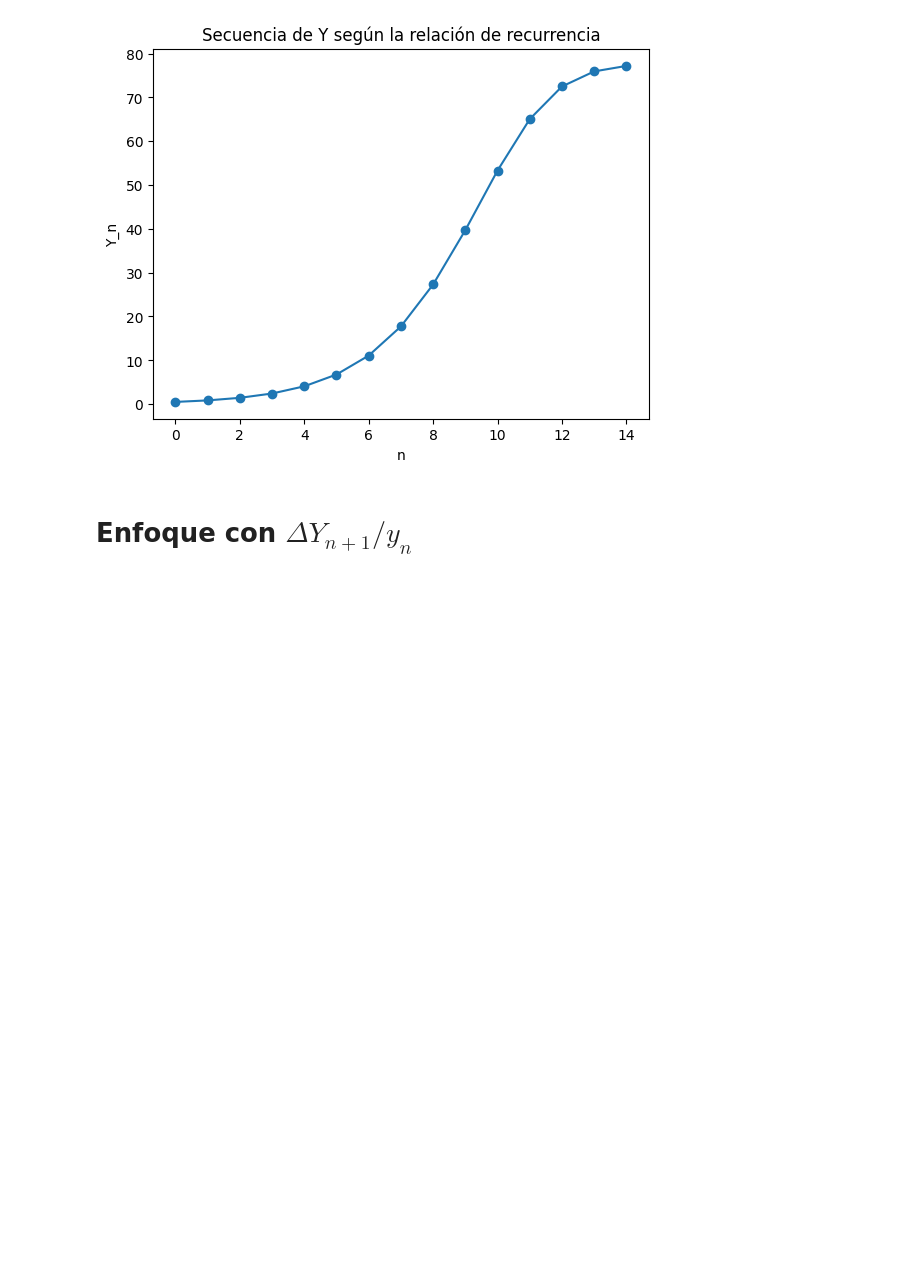
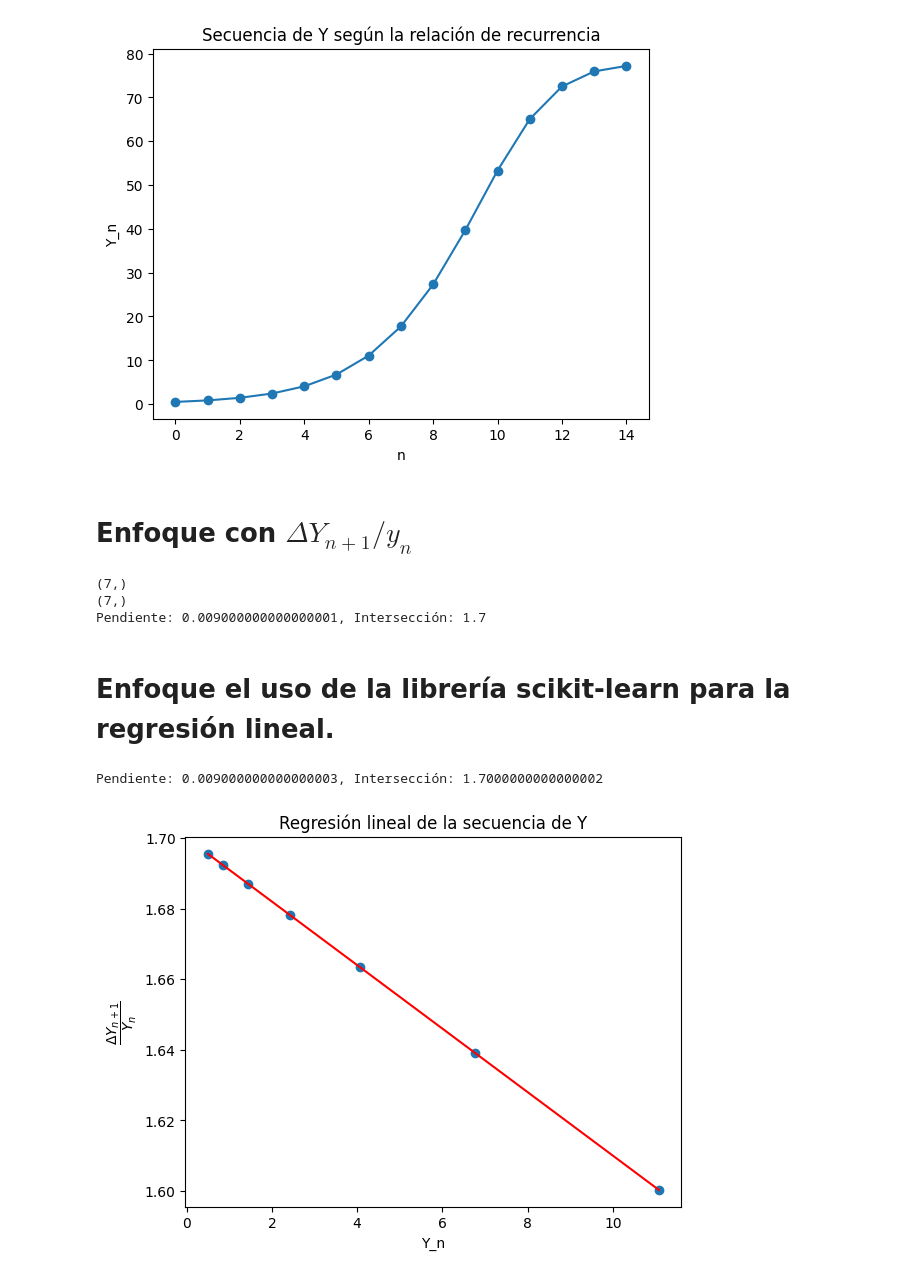
Before and after one commit to JsebastianUVPRQ/classical_trajectory, a Jupyter notebook: Intro_modeling_math/Codigo5_Mod_Logistico/Notebook_clase_19_sep_2024.ipynb, the cells around one changed output. Drawn from its saved outputs; the diff is of its cells as text; code cells hidden in the pictures; blank space fills up the shorter version.

```diff
--- a/Intro_modeling_math/Codigo5_Mod_Logistico/Notebook_clase_19_sep_2024.ipynb
+++ b/Intro_modeling_math/Codigo5_Mod_Logistico/Notebook_clase_19_sep_2024.ipynb
@@ -35,7 +35,51 @@ from scipy import stats
 
 # Crear las variables independientes y dependientes
 # es decir, (Y_n, Delta Y_{n+1}/Y_n )
+
+# Calcular la variable dependiente
+Y_ratio = Y_values[1:] / Y_values[:-1]
+# corregir para que ambas dimensiones sean iguales
 Y_values = Y_values[:-1]
-Y_next = Y_values[1:]
-# Calcular la variable dependiente
-Y_ratio = Y_next / Y_values[:-1]
+Y_ratio = Y_ratio[:]
+
+
+# verificar la dimension de los arreglos
+print(Y_values.shape)
+print(Y_ratio.shape)
+
+
+# Usar stats para calcular la pendiente y la intersección
+
+slope, intercept = stats.linregress(Y_values, Y_ratio)[:2]
+slope = -1 * slope
+print(f'Pendiente: {slope}, Intersección: {intercept}')
+# %% [output]
+(7,)
+(7,)
+Pendiente: 0.009000000000000001, Intersección: 1.7
+# %% [markdown]
+# Enfoque el uso de la librería scikit-learn para la regresión lineal.
+# %%
+from sklearn.linear_model import LinearRegression
+
+# Crear un modelo de regresión lineal
+model = LinearRegression()
+
+# Ajustar el modelo a los datos
+model.fit(Y_values.reshape(-1, 1), Y_ratio)
+
+# Obtener la pendiente y la intersección
+slope, intercept = -1*model.coef_[0], model.intercept_
+print(f'Pendiente: {slope}, Intersección: {intercept}')
+# %% [output]
+Pendiente: 0.009000000000000003, Intersección: 1.7000000000000002
+# %%
+# grafica de los datos y la regresión lineal
+plt.scatter(Y_values, Y_ratio)
+plt.plot(Y_values, model.predict(Y_values.reshape(-1, 1)), color='red')
+plt.title('Regresión lineal de la secuencia de Y')
+plt.xlabel('Y_n')
+plt.ylabel('${\dfrac{\Delta Y_{n+1}}{Y_n}}$')
+plt.show()
+# %% [output]
+[figure, added]
```
